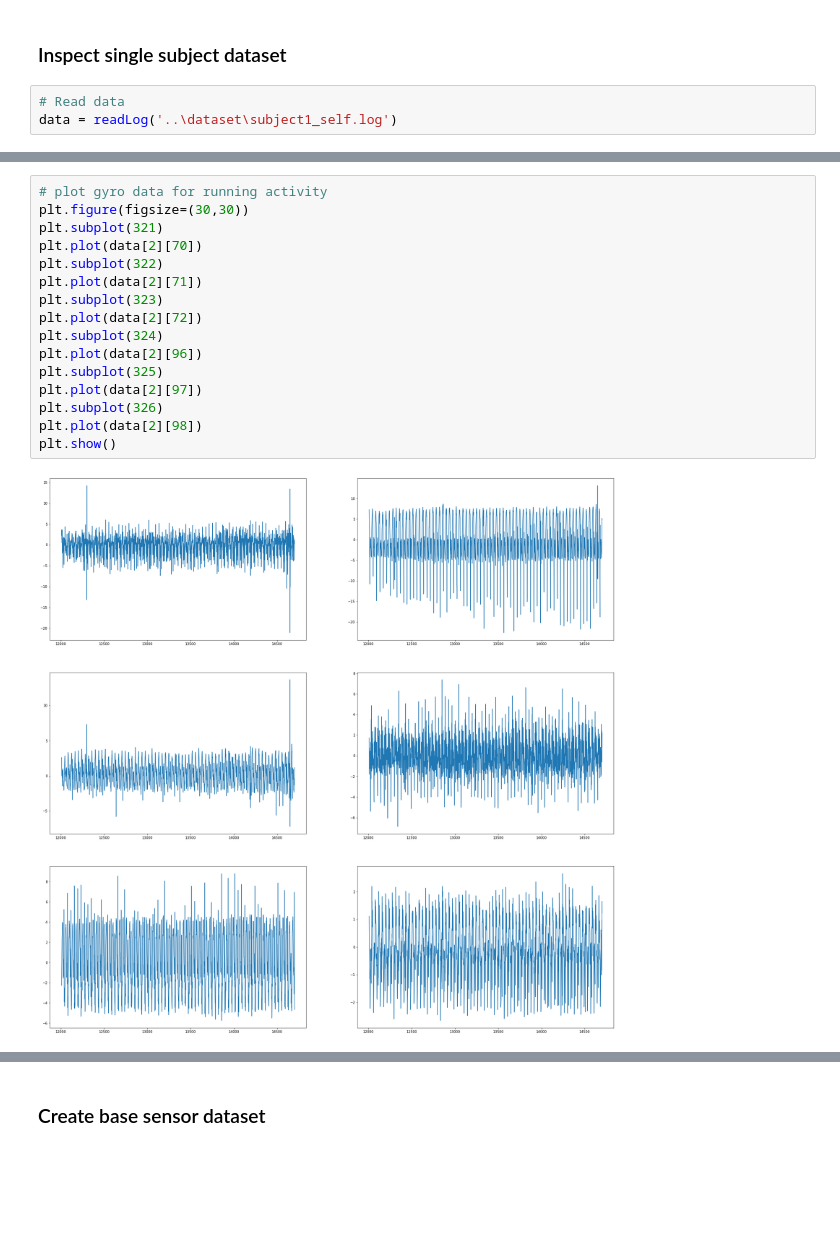
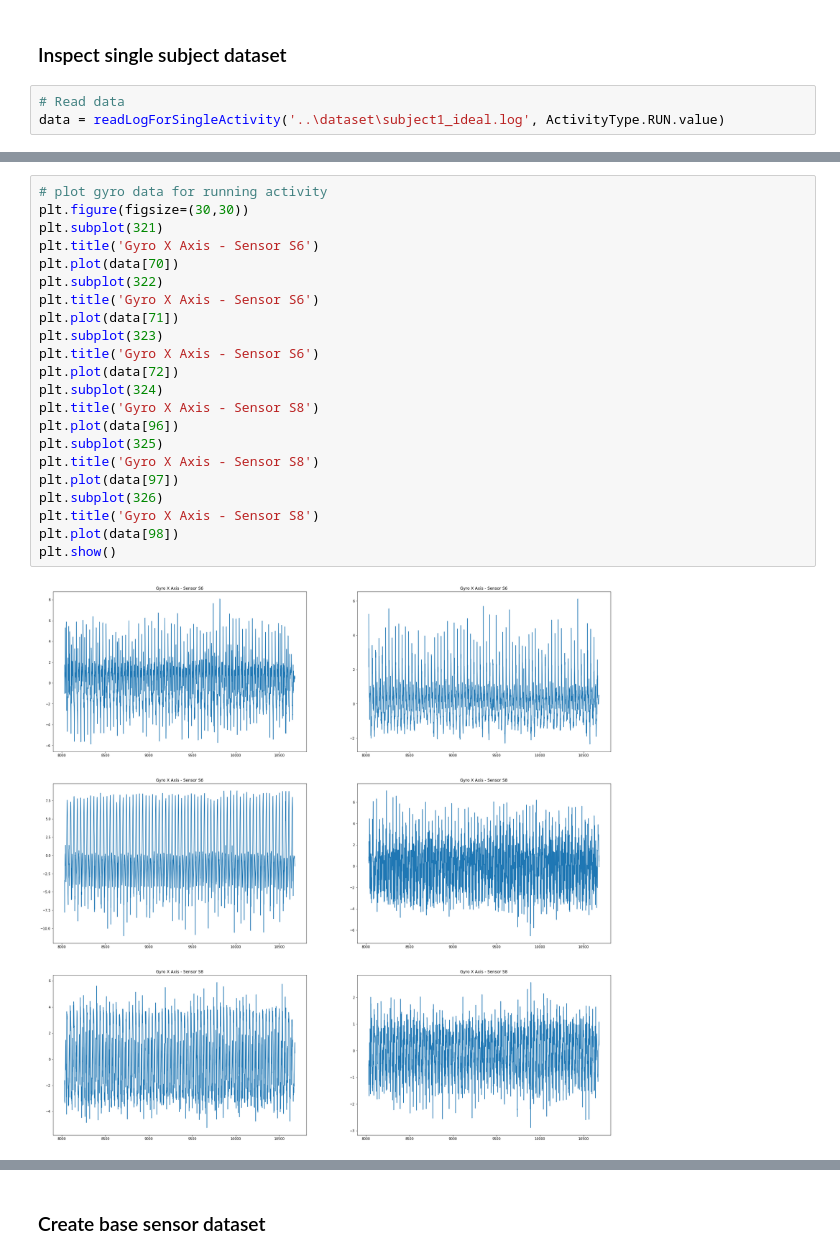
Before and after one commit to raymondng76/PRS-ISSM-2019-09-09-IS1FT-CA3, a Jupyter notebook: code/CA3.ipynb, the cells around one changed output, grey strips where cells are left out. Drawn from its saved outputs; the diff is of its cells as text; blank space fills up the shorter version.

```diff
--- a/code/CA3.ipynb
+++ b/code/CA3.ipynb
@@ -242,4 +225,4 @@ accel.shape
 ### Inspect single subject dataset
 # %%
 # Read data
-data = readLog('..\dataset\subject1_self.log')
+data = readLogForSingleActivity('..\dataset\subject1_ideal.log', ActivityType.RUN.value)
@@ -264,21 +255,27 @@ plt.show()
 # %%
 # plot gyro data for running activity
 plt.figure(figsize=(30,30))
 plt.subplot(321)
-plt.plot(data[2][70])
+plt.title('Gyro X Axis - Sensor S6')
+plt.plot(data[70])
 plt.subplot(322)
-plt.plot(data[2][71])
+plt.title('Gyro X Axis - Sensor S6')
+plt.plot(data[71])
 plt.subplot(323)
-plt.plot(data[2][72])
+plt.title('Gyro X Axis - Sensor S6')
+plt.plot(data[72])
 plt.subplot(324)
-plt.plot(data[2][96])
+plt.title('Gyro X Axis - Sensor S8')
+plt.plot(data[96])
 plt.subplot(325)
-plt.plot(data[2][97])
+plt.title('Gyro X Axis - Sensor S8')
+plt.plot(data[97])
 plt.subplot(326)
-plt.plot(data[2][98])
+plt.title('Gyro X Axis - Sensor S8')
+plt.plot(data[98])
 plt.show()
 # %% [output]
-[figure, old version]
+[figure, new version]
 # %%
 # plot quart data for running activity
 plt.figure(figsize=(30,40))
```
Also changed, not shown: parts of 40 cells of this notebook.
